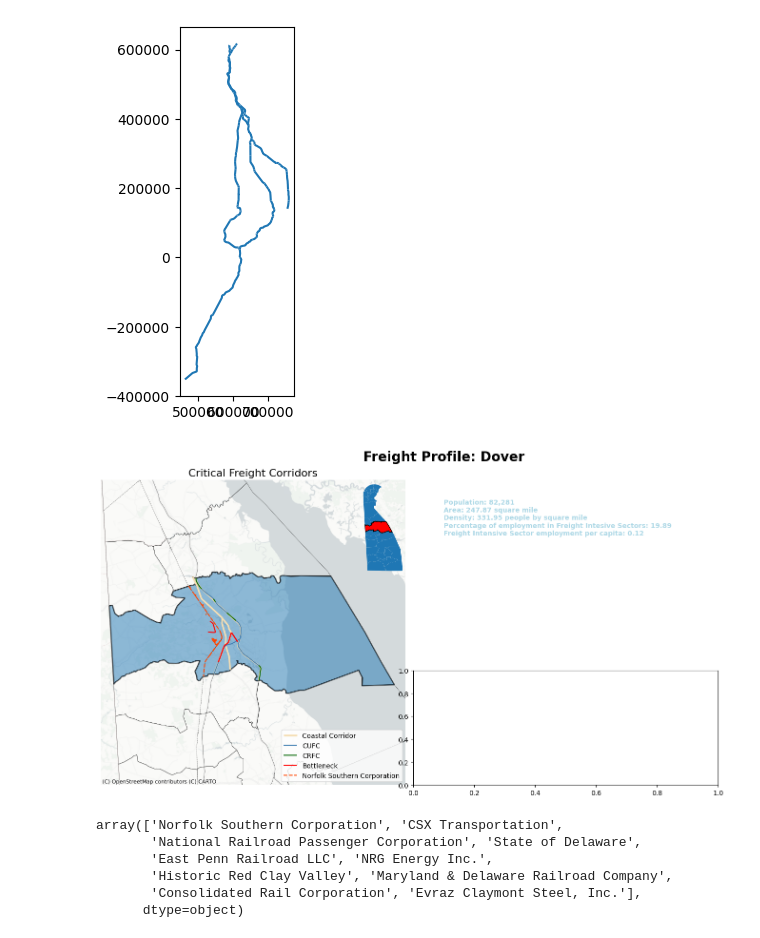
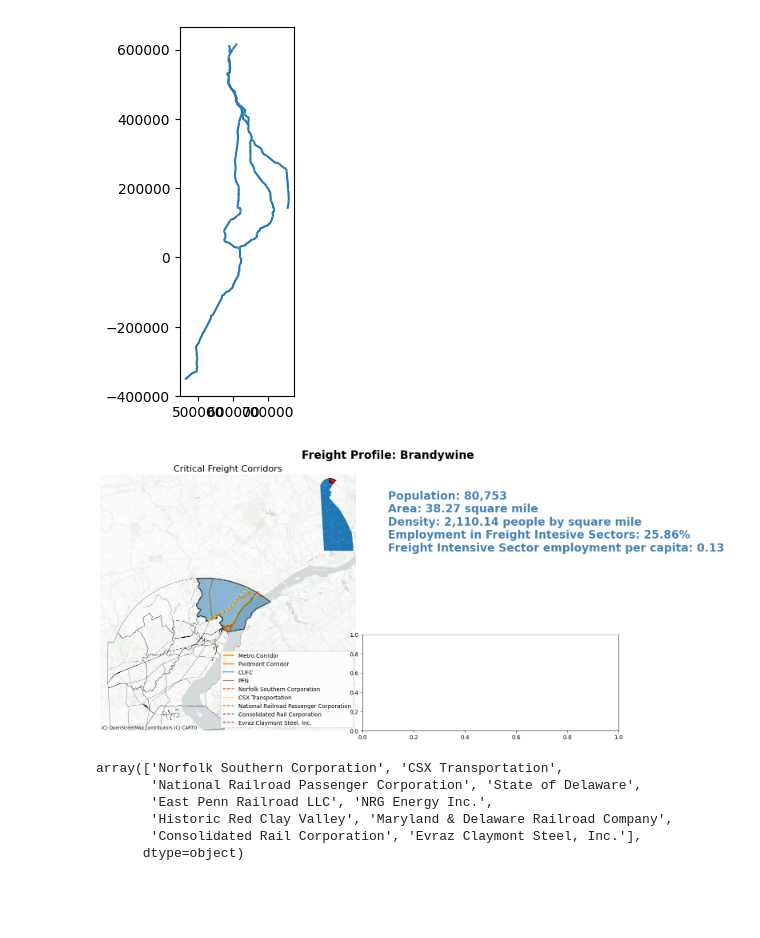
Before and after one commit to ReidelVichot/DEFreightProfiles, a Jupyter notebook: Roads_Tracks_infograph.ipynb, the cells around one changed output. Saved outputs shown, nothing was run; the diff lists cells and outputs as text; code cells hidden in the pictures; blank space fills up the shorter version.

```diff
--- a/Roads_Tracks_infograph.ipynb
+++ b/Roads_Tracks_infograph.ipynb
@@ -291,7 +291,7 @@ CoastalCorridor.plot()
 # %%
 plt.rcdefaults()
 # %%
-CCD = "Dover"
+CCD = "Brandywine"
 resol = 85000
 x_low = ccd[ccd["NAME"]==CCD].centroid.x.values[0] - resol
 x_high = ccd[ccd["NAME"]==CCD].centroid.x.values[0] + resol
@@ -372,36 +372,36 @@ palette = ["orangered", "gold", "olive", "salmon", "tomato", "darksalmon",
 for i in range(len(rail["OWNER"].unique())):
   intersect_rail = gpd.overlay(rail[rail.OWNER==rail["OWNER"].unique()[i]], ccd[ccd["NAME"]==CCD], how="intersection");
   intersect_rail.plot("OWNER", linestyle="--", ax=ax, label = rail["OWNER"].unique()[i], color = palette[i]);
 
 ax.set_xlim(x_low, x_high)
 ax.set_ylim(y_low, y_high)
 ax.set_axis_off()
 
 ax2 = fig.add_axes([0.37, 0.60, 0.1, 0.25])
 ccd.plot(ax=ax2)
 ccd[ccd['NAME'] == CCD].plot(ax=ax2, color="r", edgecolor="k", lw = 1)
 ax2.set_axis_off()
 
 ax3 = fig.add_axes([0.460, 0.40, 0.4, 0.45])
 ax3.set_axis_off()
 
 ax4 = fig.add_axes([0.460, 0.05, 0.4, 0.3])
 
 cx.add_basemap(ax, source=cx.providers.CartoDB.PositronNoLabels, crs = "EPSG:2235")
 ax.legend(loc='lower right')
 
 header = fig.text(0.5, 0.90, "Freight Profile: " + CCD, fontsize=20, color="k", weight="bold", ha="center")
 content =  fig.text(0.5, 0.80,  "Population: " +  "{:,}".format(ccd[ccd["NAME"]==CCD]["POP_20"].values[0]) + "\n" +
                                 "Area: " + "{:,.2f}".format(ccd[ccd["NAME"]==CCD].area.values[0]*3.58701e-8) + " square mile\n" +
                                 "Density: " + "{:,.2f}".format(ccd[ccd["NAME"]==CCD]["POP_20"].values[0] / ccd[ccd["NAME"]==CCD].area.values[0] / 3.58701e-8) + " people by square mile\n" +
-                                "Percentage of employment in Freight Intesive Sectors: " + "{:.2f}".format(ccd[ccd["NAME"]==CCD]["FIS_per"].values[0]) + "\n" +
+                                "Employment in Freight Intesive Sectors: " + "{:.2f}%".format(ccd[ccd["NAME"]==CCD]["FIS_per"].values[0]) + "\n" +
                                 "Freight Intensive Sector employment per capita: " + "{:.2f}".format(ccd[ccd["NAME"]==CCD]["FIS_capita"].values[0]) + "\n" +
                                 ""
-                      , color="lightblue", weight="bold", va="top")
+                      , color="steelblue", weight="bold", va="top", fontsize=20)
 
 fig.show()
 # %% [output]
-[figure, old version]
+[figure, new version]
 # %%
 rail["OWNER"].unique()
 # %% [output]
```
Also changed, not shown: parts of 3 cells of this notebook.
